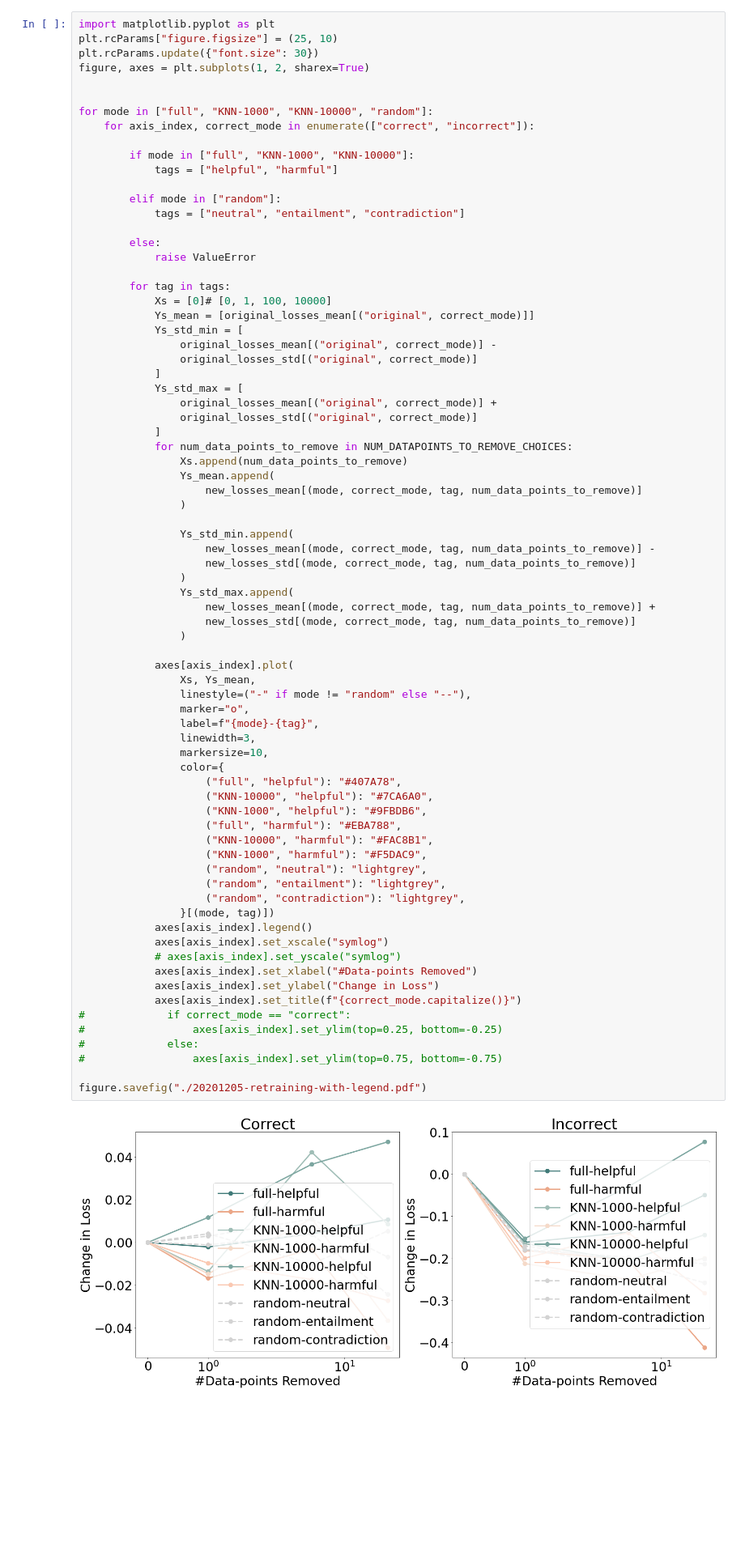
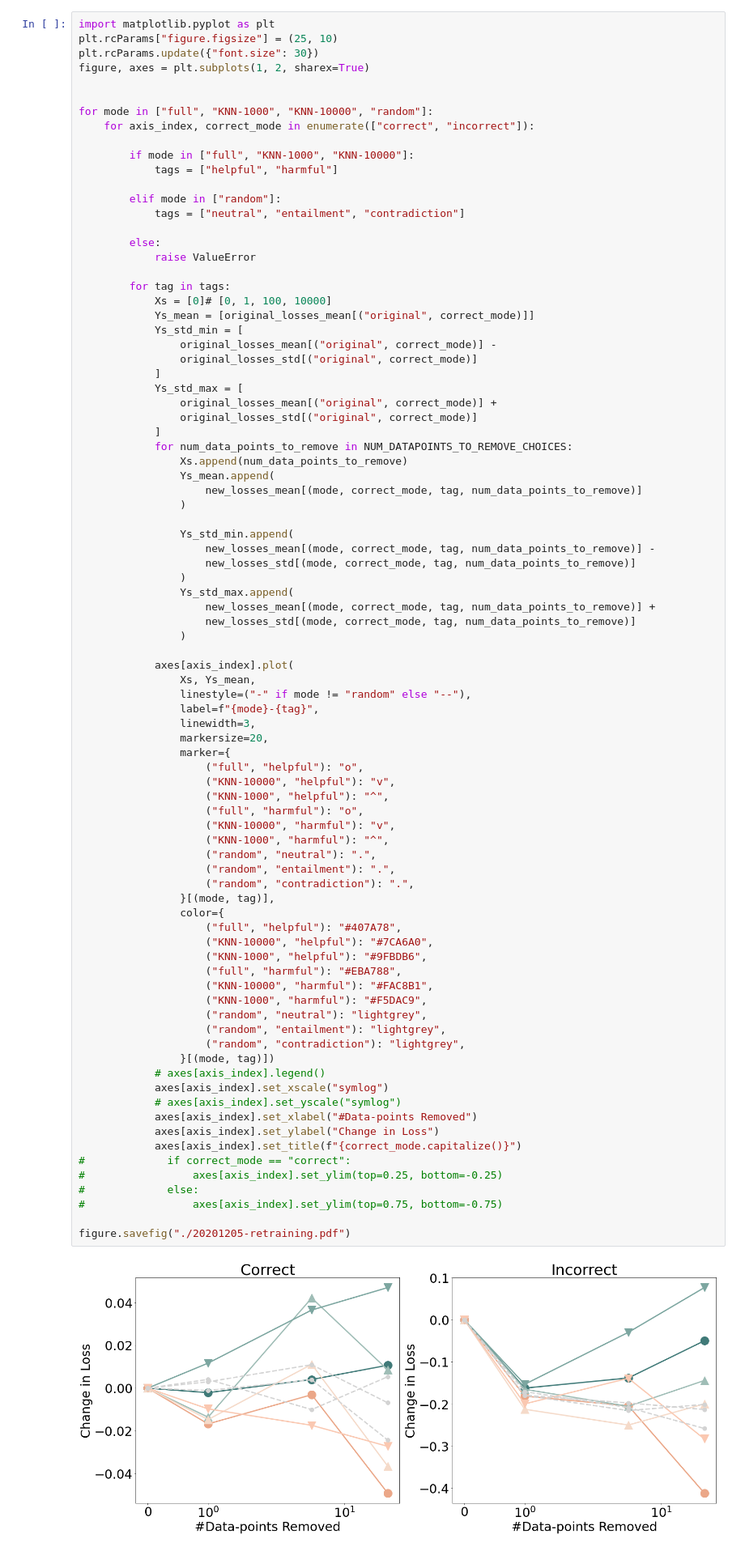
Before and after one commit to salesforce/fast-influence-functions, a Jupyter notebook: notebooks/20201205-retraining.ipynb, the cells around one changed output. Shown: that part at 81% size. Drawn from its saved outputs; the diff is of its cells as text; blank space fills up the shorter version.

```diff
--- a/notebooks/20201205-retraining.ipynb
+++ b/notebooks/20201205-retraining.ipynb
@@ -388,38 +388,48 @@ for mode in ["full", "KNN-1000", "KNN-10000", "random"]:
                     new_losses_std[(mode, correct_mode, tag, num_data_points_to_remove)]
                 )
 
             axes[axis_index].plot(
                 Xs, Ys_mean,
                 linestyle=("-" if mode != "random" else "--"),
-                marker="o",
                 label=f"{mode}-{tag}",
                 linewidth=3,
-                markersize=10,
+                markersize=20,
+                marker={
+                    ("full", "helpful"): "o",
+                    ("KNN-10000", "helpful"): "v",
+                    ("KNN-1000", "helpful"): "^",
+                    ("full", "harmful"): "o",
+                    ("KNN-10000", "harmful"): "v",
+                    ("KNN-1000", "harmful"): "^",
+                    ("random", "neutral"): ".",
+                    ("random", "entailment"): ".",
+                    ("random", "contradiction"): ".",
+                }[(mode, tag)],
                 color={
                     ("full", "helpful"): "#407A78",
                     ("KNN-10000", "helpful"): "#7CA6A0",
                     ("KNN-1000", "helpful"): "#9FBDB6",
                     ("full", "harmful"): "#EBA788",
                     ("KNN-10000", "harmful"): "#FAC8B1",
                     ("KNN-1000", "harmful"): "#F5DAC9",
                     ("random", "neutral"): "lightgrey",
                     ("random", "entailment"): "lightgrey",
                     ("random", "contradiction"): "lightgrey",
                 }[(mode, tag)])
-            axes[axis_index].legend()
+            # axes[axis_index].legend()
             axes[axis_index].set_xscale("symlog")
             # axes[axis_index].set_yscale("symlog")
             axes[axis_index].set_xlabel("#Data-points Removed")
             axes[axis_index].set_ylabel("Change in Loss")
             axes[axis_index].set_title(f"{correct_mode.capitalize()}")
 #             if correct_mode == "correct":
 #                 axes[axis_index].set_ylim(top=0.25, bottom=-0.25)
 #             else:
 #                 axes[axis_index].set_ylim(top=0.75, bottom=-0.75)
 
-figure.savefig("./20201205-retraining-with-legend.pdf")
+figure.savefig("./20201205-retraining.pdf")
 # %% [output]
-[figure, old version]
+[figure, new version]
 # %%
 # for column, correct_mode in enumerate(["correct", "incorrect"]):
 #     for mode in ["full", "KNN-1000", "KNN-10000"]:
```
